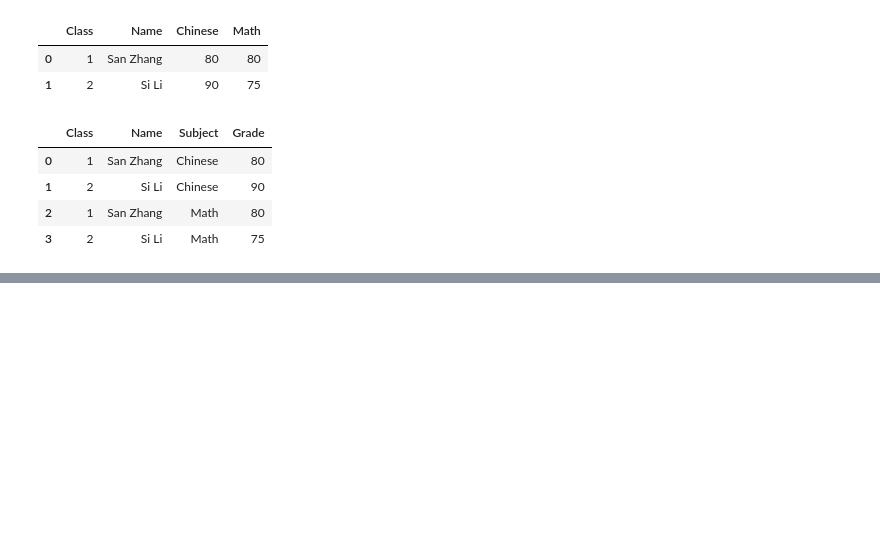
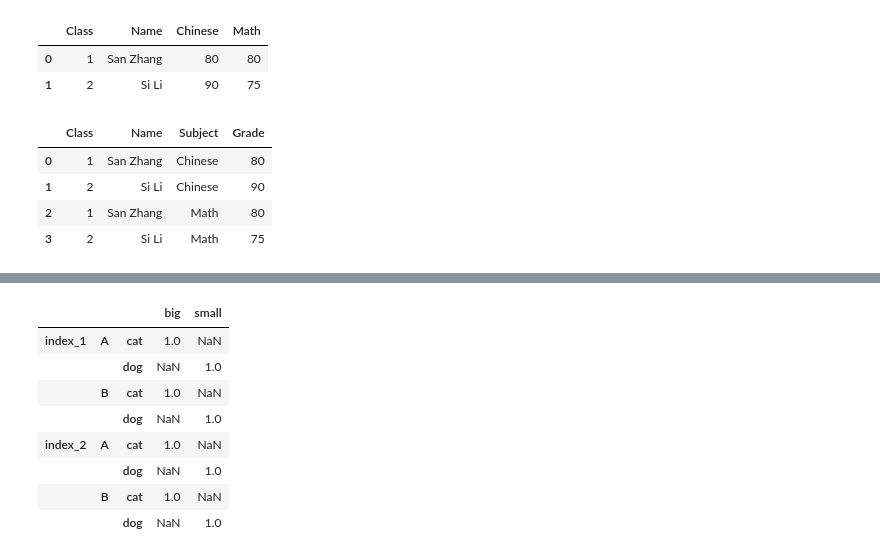
Before and after one commit to cgl-cgl/programming-learning, a Jupyter notebook: pandas/chap5.ipynb, the cells around one changed output, grey strips where cells are left out. Drawn from its saved outputs; the diff is of its cells as text; code cells hidden in the pictures; blank space fills up the shorter version.

```diff
--- a/pandas/chap5.ipynb
+++ b/pandas/chap5.ipynb
@@ -131,0 +231,8 @@ df_melted
+# %%
+df = pd.DataFrame(np.ones((4,2)),
+                  index = pd.Index([('A','cat','big'),
+                                    ('A','dog','small'),
+                                    ('B','cat','big'),
+                                    ('B','dog','small')]),
+                  columns=['index_1','index_2']).T
+df
@@ -131,0 +245,12 @@ df_melted
+# %%
+df.stack([0,1])
+# %% [output]
+|  |  |  | big | small |
+| index_1 | A | cat | 1.0 | NaN |
+|  |  | dog | NaN | 1.0 |
+|  | B | cat | 1.0 | NaN |
+|  |  | dog | NaN | 1.0 |
+| index_2 | A | cat | 1.0 | NaN |
+|  |  | dog | NaN | 1.0 |
+|  | B | cat | 1.0 | NaN |
+|  |  | dog | NaN | 1.0 |
```
Also changed, not shown: parts of 16 cells of this notebook.
